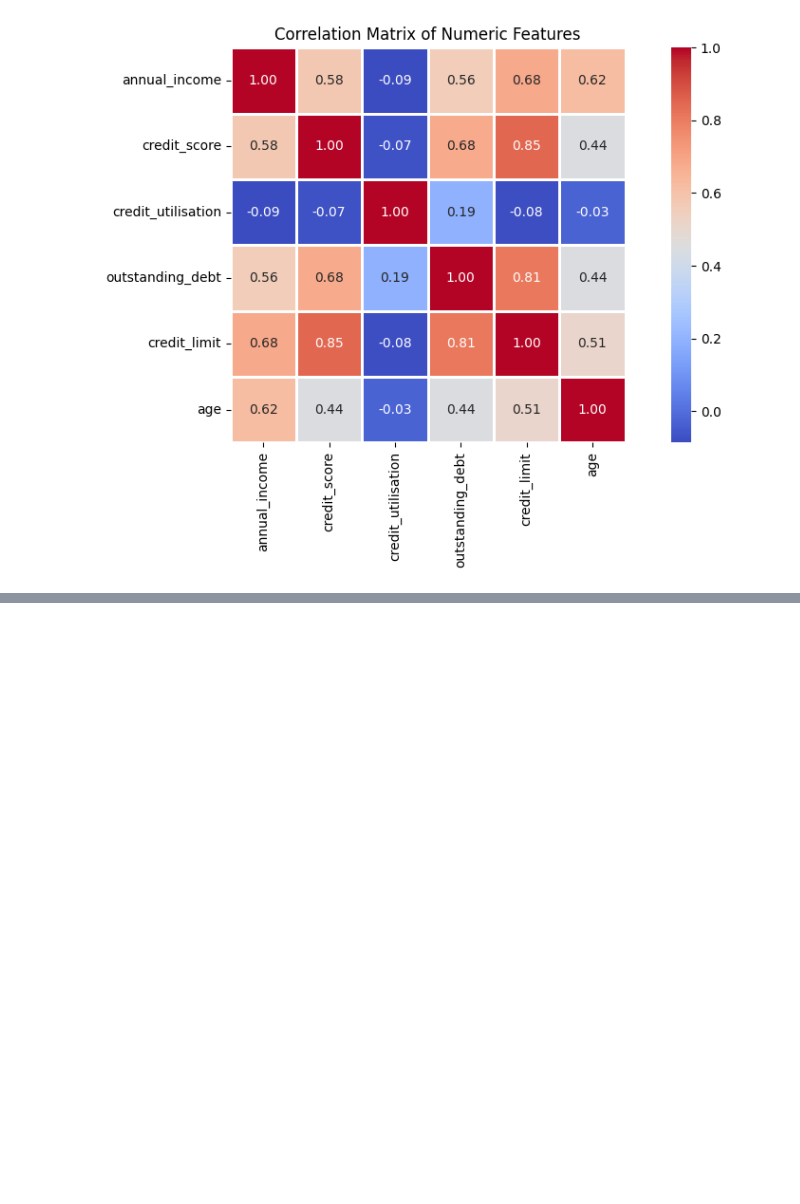
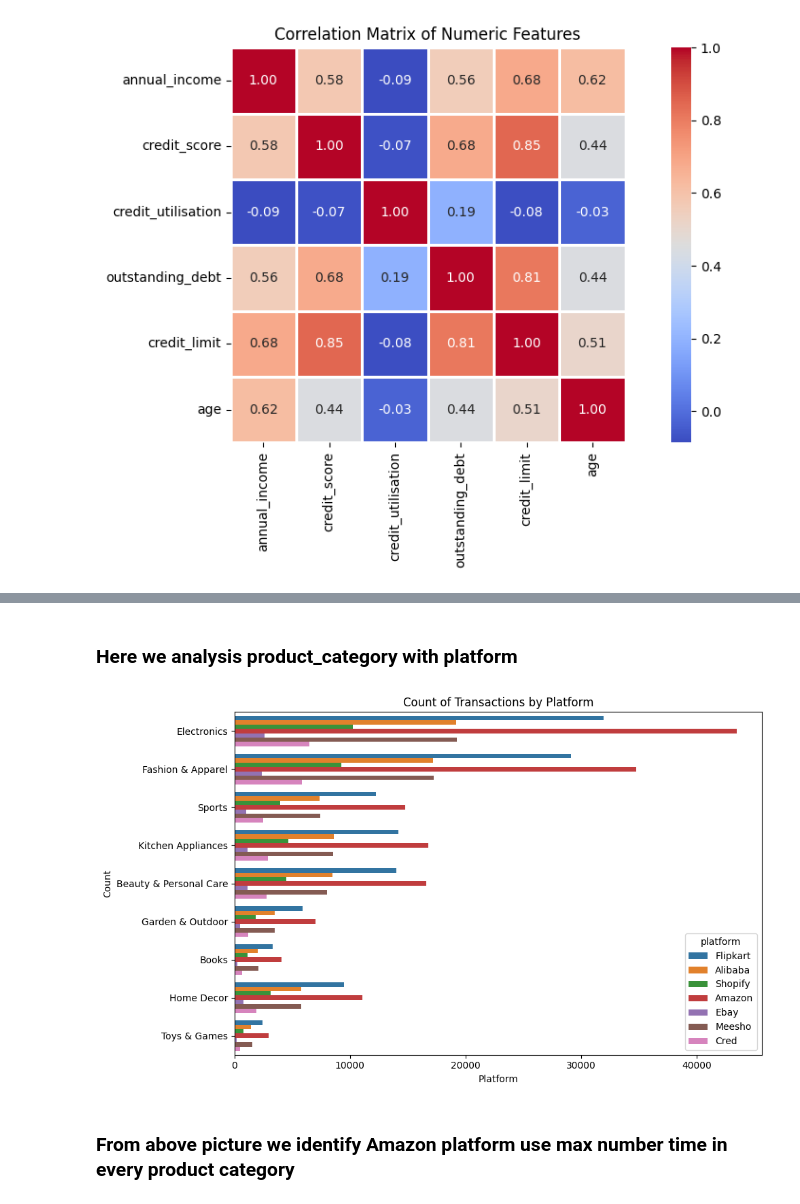
Before and after one commit to ashishjadhav123/Math-and-Statistics-DS, a Jupyter notebook: Project/Phase 1 - Find Target Market/Phase1_AtliQo_Bank.ipynb, the cells around one changed output, grey strips where cells are left out. Saved outputs shown, nothing was run; the diff lists cells and outputs as text; code cells hidden in the pictures; blank space fills up the shorter version.

```diff
--- a/Project/Phase 1 - Find Target Market/Phase1_AtliQo_Bank.ipynb
+++ b/Project/Phase 1 - Find Target Market/Phase1_AtliQo_Bank.ipynb
@@ -724,0 +794,14 @@ plt.show()
+# %% [markdown]
+<h3> Here we analysis product_category with platform </h3>
+# %%
+plt.figure(figsize=(10, 6))
+sns.countplot(y='product_category', data=df_transaction, hue='platform')
+plt.title('Count of Transactions by Platform')
+plt.xlabel('Platform')
+plt.ylabel('Count')
+plt.tight_layout()
+plt.show()
+# %% [output]
+[figure, added]
+# %% [markdown]
+<h3> From above picture we identify Amazon platform use max number time in every product category </h3>
```
Also changed, not shown: parts of 12 cells of this notebook.
